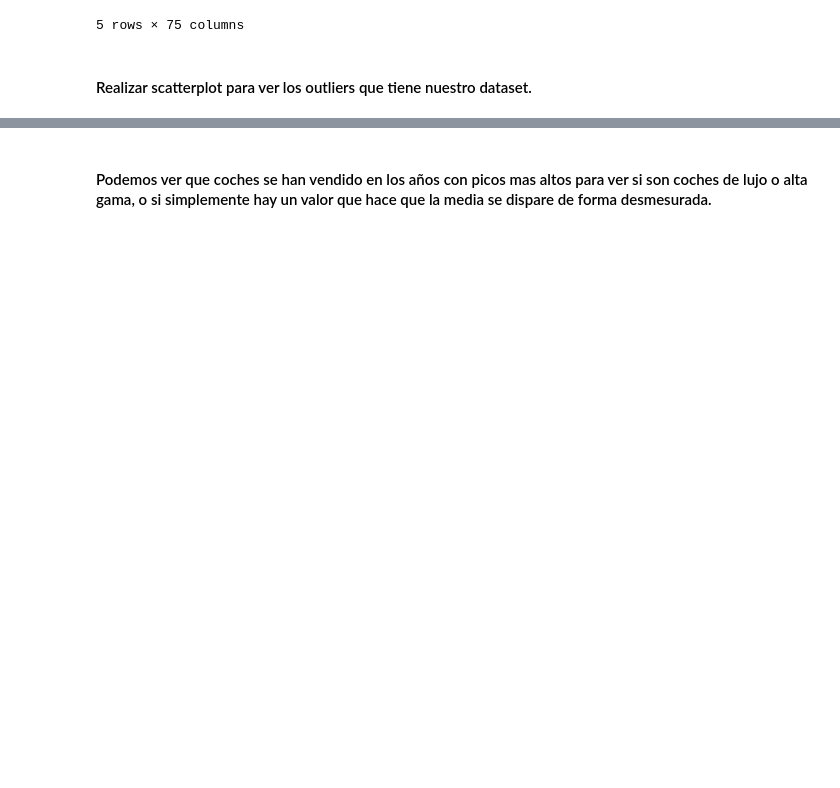
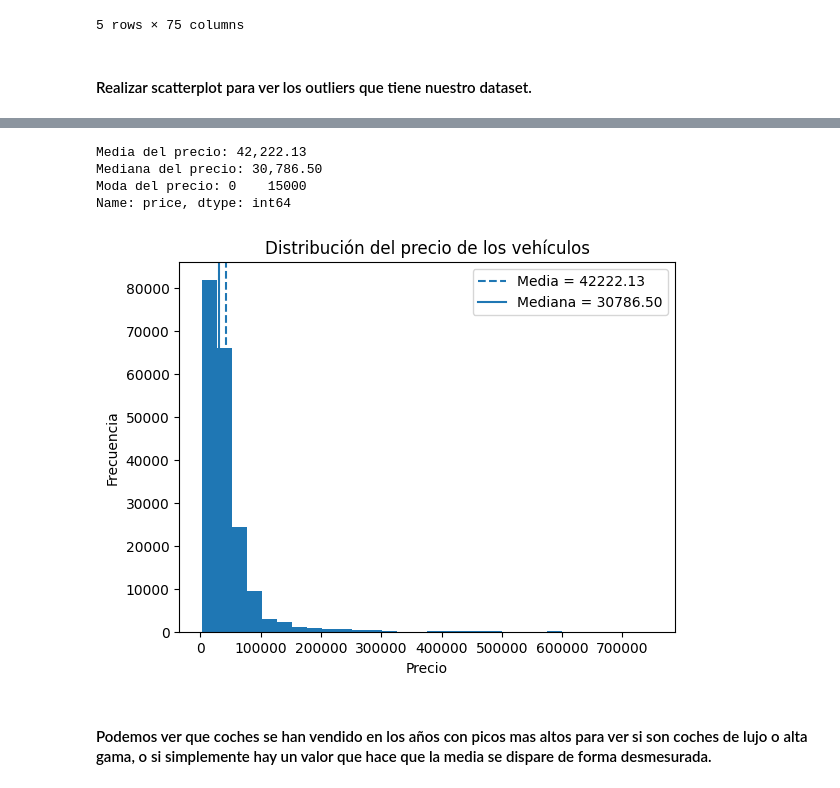
Before and after one commit to Bootcamp-Data-Analyst/P7-regression-grupo4, a Jupyter notebook: notebook/ETL_análisis.ipynb, the cells around one changed output, grey strips where cells are left out. Saved outputs shown, nothing was run; the diff lists cells and outputs as text; code cells hidden in the pictures; blank space fills up the shorter version.

```diff
--- a/notebook/ETL_análisis.ipynb
+++ b/notebook/ETL_análisis.ipynb
@@ -502,3 +564,30 @@ plt.show()
+# %%
+# Calcular medidas de tendencia central
+media = df_copy['price'].mean()
+mediana = df_copy['price'].median()
+moda = df_copy['price'].mode()
+
+# Mostrar resultados
+print("Media del precio:", f"{media:,.2f}")
+print("Mediana del precio:", f"{mediana:,.2f}")
+print("Moda del precio:", moda)
+# %% [output]
+Media del precio: 42,222.13
+Mediana del precio: 30,786.50
+Moda del precio: 0    15000
+Name: price, dtype: int64
+# %%
+plt.figure()
+plt.hist(df_copy['price'], bins=30)
+plt.axvline(media, linestyle='--', label=f"Media = {media:.2f}")
+plt.axvline(mediana, linestyle='-', label=f"Mediana = {mediana:.2f}")
+plt.xlabel("Precio")
+plt.ylabel("Frecuencia")
+plt.title("Distribución del precio de los vehículos")
+plt.legend()
+plt.show()
+# %% [output]
+[figure, added]
 # %% [markdown]
 #### Podemos ver que coches se han vendido en los años con picos mas altos para ver si son coches de lujo o alta gama, o si simplemente hay un valor que hace que la media se dispare de forma desmesurada.
 # %%
```
Also changed, not shown: parts of 33 cells of this notebook, 3 other files.
